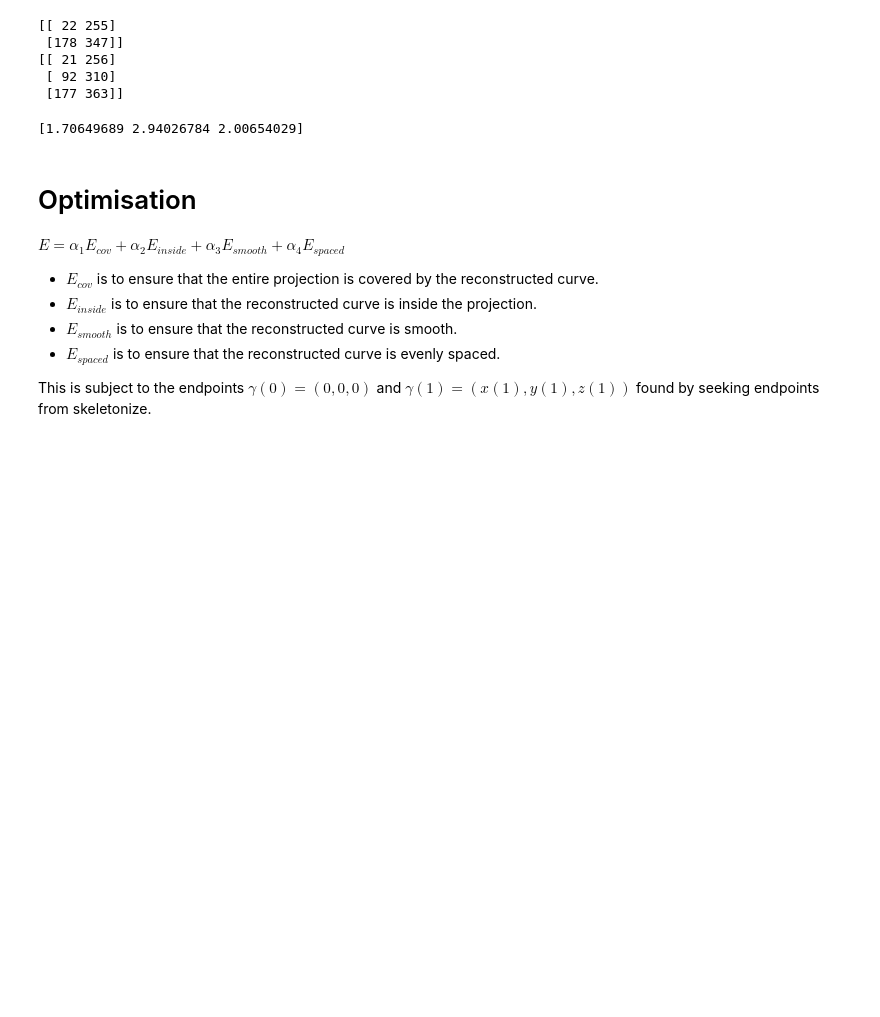
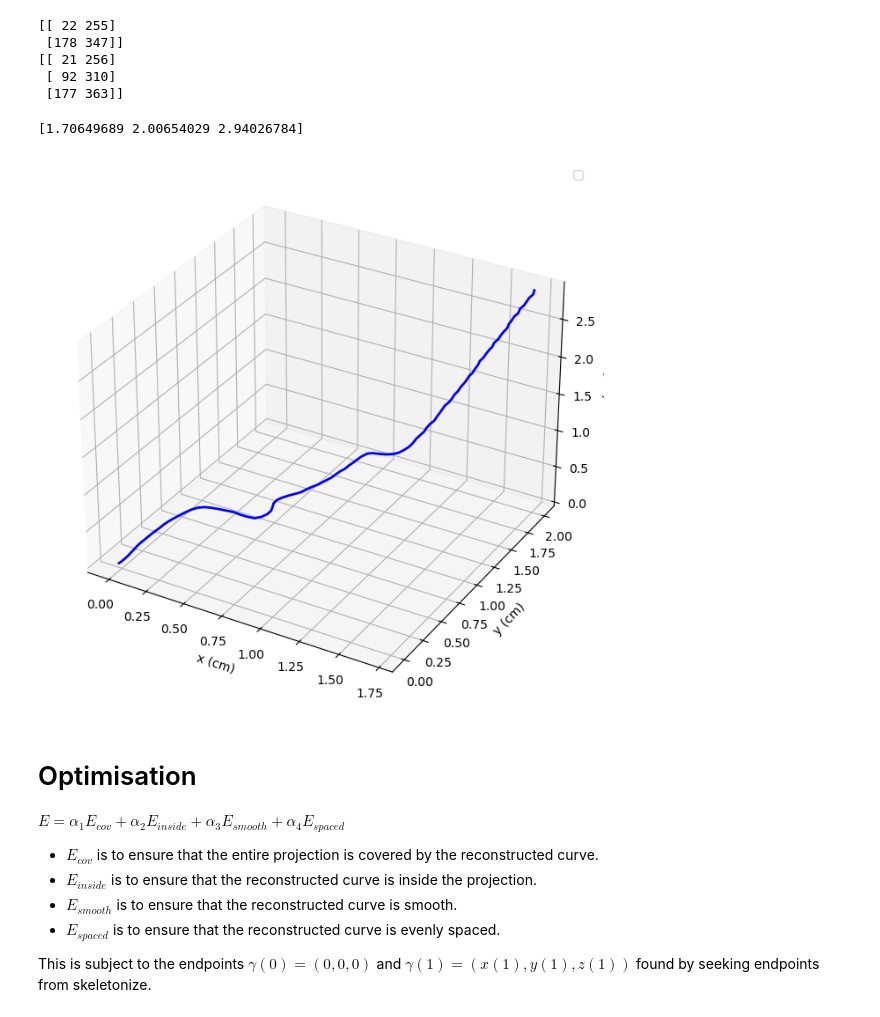
Before and after one commit to josef-lin/HFSP-dodder, a Jupyter notebook: src/data-reconstruction/data-reconstruction.ipynb, the cells around one changed output. Saved outputs shown, nothing was run; the diff lists cells and outputs as text; code cells hidden in the pictures; blank space fills up the shorter version.

```diff
--- a/src/data-reconstruction/data-reconstruction.ipynb
+++ b/src/data-reconstruction/data-reconstruction.ipynb
@@ -150,9 +153,9 @@ print(endpoints_yz)
 endpoint_xz = endpoints_xz[-1]
 endpoint_yz = endpoints_yz[-1]
 endpoint_x =  (endpoint_xz[1] - x_offset) / scale
-endpoint_y =  (endpoint_xz[0] - z_offset) / scale
-endpoint_z =  (endpoint_yz[1] - x_offset) / scale
+endpoint_z =  (endpoint_xz[0] - z_offset) / scale
+endpoint_y =  (endpoint_yz[1] - x_offset) / scale
 endpoint = np.array([endpoint_x, endpoint_y, endpoint_z])
 print(endpoint)
 # %% [output]
-[1.70649689 2.94026784 2.00654029]
+[1.70649689 2.00654029 2.94026784]
@@ -159,3 +289,18 @@ print(endpoint)
+# %%
+fig = plt.figure(figsize=(8,8))
+ax = fig.add_subplot(111, projection='3d')
+
+ax.plot(U0[:,0], U0[:,1], U0[:,2], 'b-', lw=2)
+
+ax.set_xlabel('x (cm)')
+ax.set_ylabel('y (cm)')
+ax.set_zlabel('z (cm)')
+
+ax.legend()
+
+plt.show()
+# %% [output]
+[figure, added]
 # %% [markdown]
 # Optimisation
 $E = \alpha_1 E_{cov} + \alpha_2 E_{inside} + \alpha_3 E_{smooth} + \alpha_4 E_{spaced}$
```
Also changed, not shown: parts of 9 cells of this notebook.
